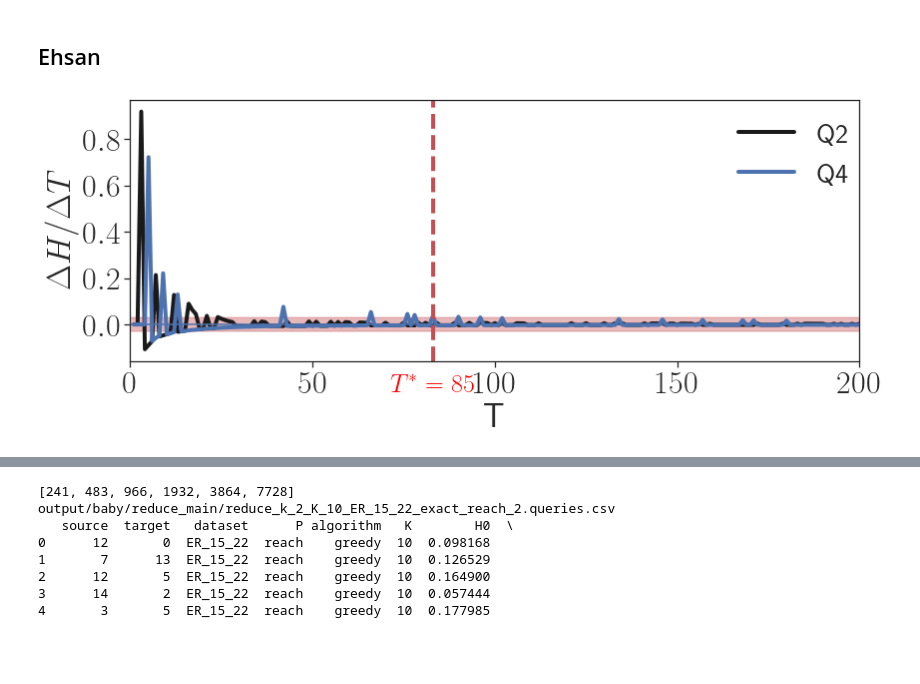
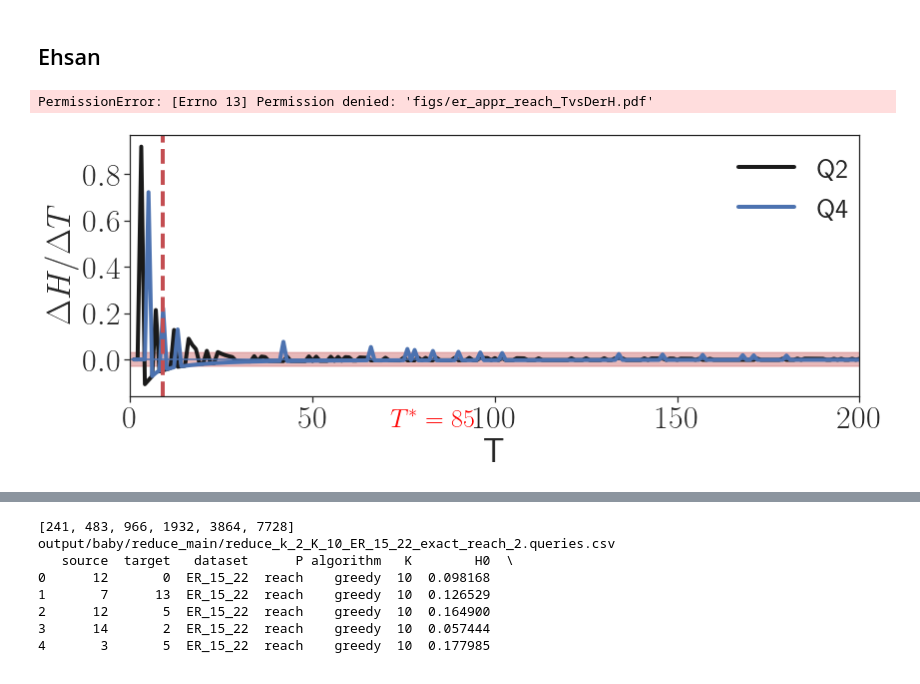
Before and after one commit to toggled/uncertainty, a Jupyter notebook: test.ipynb, the cells around one changed output, grey strips where cells are left out. Saved outputs shown, nothing was run; the diff lists cells and outputs as text; code cells hidden in the pictures.

```diff
--- a/test.ipynb
+++ b/test.ipynb
@@ -612,35 +617,36 @@ labelsize = 26
 lw = 4
 
 # lstyles = ['dotted','dashed','dashdot','solid',(0,(5,1)),(0,(1,1)),(0, (3, 5, 1, 5))]
 # markers = ['.','s','v','o','<','>', 'D']
 markers = [None,None,None,None]
 # sns.lineplot(x='T', y='Q1', data=df,marker = markers[0], label = 'Q1', linewidth=lw, markersize=12,color='g')
 sns.lineplot(x='T', y='Q2', data=df,marker = markers[1], label = 'Q2', linewidth=lw, markersize=8,color='k')
 # sns.lineplot(x='T', y='Q3', data=df,marker = markers[2], label = 'Q3', linewidth=lw, markersize=12,color='r')
 sns.lineplot(x='T', y='Q4', data=df,marker = markers[3], label = 'Q4', linewidth=lw, markersize=8,color='b')
 x = np.arange(df.shape[0])
 zero = np.zeros_like(x)
 eps = np.ones_like(x)*0.03
 plt.plot(x, zero, 'b-')
 plt.fill_between(x, zero - eps, zero + eps, color='r', alpha=0.4)
 ax = plt.gca()
-ax.axvline(opt_T-2,linestyle='--',color='r',linewidth=lw)
+ax.axvline(opt-2,linestyle='--',color='r',linewidth=lw)
 ax.text(opt_T-2, -.05, '$T^*='+str(opt_T)+'$', color='red', fontsize = fontsize-8, \
         transform=ax.get_xaxis_transform(), ha='center', va='top')
 # ax1.axvline(50)
 
 plt.ylabel('$\Delta H/\Delta T$',fontsize=fontsize)
 plt.xlabel('T',fontsize=fontsize)
 plt.xticks([0,50,100,150,200],fontsize=fontsize-2)
 plt.yticks(fontsize=fontsize-2)
 plt.xlim((0,200))
 plt.legend(loc = 'upper left', fontsize=fontsize+6, bbox_to_anchor=(0.8,1.01),frameon = False,prop={"size":28})
 plt.tight_layout()
 os.system('mkdir -p figs/')
 plt.savefig('figs/er_appr_reach_TvsDerH.pdf')
 plt.show()
 # %% [output]
+PermissionError: [Errno 13] Permission denied: 'figs/er_appr_reach_TvsDerH.pdf'
-[figure, old version]
+[figure, new version]
 # %%
 k=1
 for i in {0..6}; do
```
Also changed, not shown: parts of 7 cells of this notebook, 2 other files.
